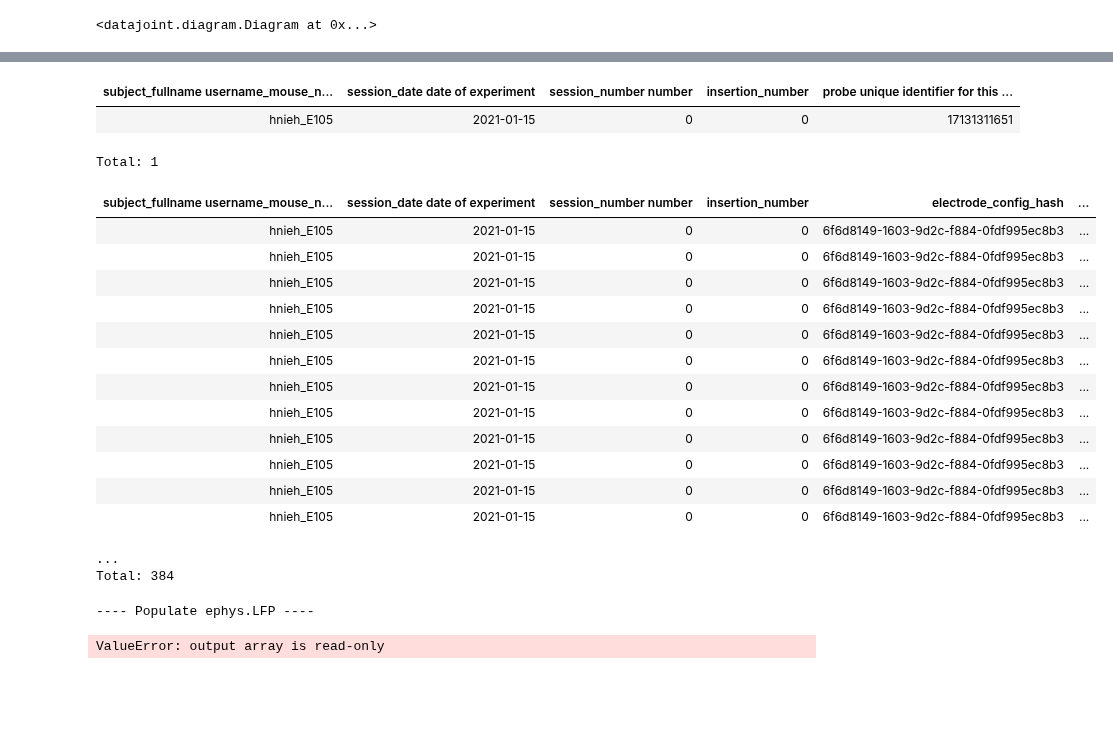
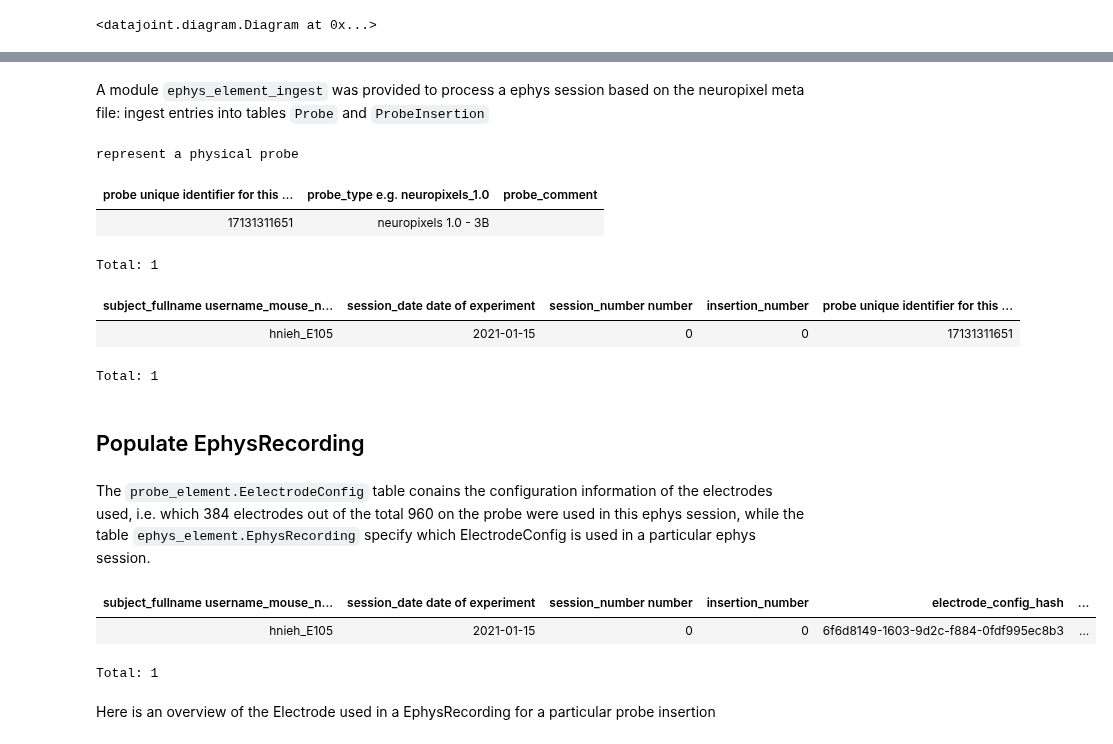
Before and after one commit to BrainCOGS/U19-pipeline-python, a Jupyter notebook: notebooks/ephys_element/ephys_element_workflow.ipynb, the cells around one changed output, grey strips where cells are left out. Drawn from its saved outputs; the diff is of its cells as text; code cells hidden in the pictures; blank space fills up the shorter version.

```diff
--- a/notebooks/ephys_element/ephys_element_workflow.ipynb
+++ b/notebooks/ephys_element/ephys_element_workflow.ipynb
@@ -10,0 +55,2 @@ dj.Diagram(acquisition.Session) + ephys.EphysSession + dj.Diagram(ephys_element)
+# %% [markdown]
+A module `ephys_element_ingest` was provided to process a ephys session based on the neuropixel meta file: ingest entries into tables `Probe` and `ProbeInsertion`
@@ -11,3 +62,10 @@ dj.Diagram(acquisition.Session) + ephys.EphysSession + dj.Diagram(ephys_element)
+# %%
+probe_element.Probe()
+# %% [output]
+represent a physical probe
+| probe unique identifier for this ... | probe_type e.g. neuropixels_1.0 | probe_comment |
+| 17131311651 | neuropixels 1.0 - 3B |  |
+Total: 1
 # %%
 ephys_element.ProbeInsertion()
 # %% [output]
@@ -23,24 +75,10 @@ ephys_element.EphysRecording.populate(**populate_settings)
+# %% [markdown]
+## Populate EphysRecording
+# %% [markdown]
+The `probe_element.EelectrodeConfig` table conains the configuration information of the electrodes used, i.e. which 384 electrodes out of the total 960 on the probe were used in this ephys session, while the table `ephys_element.EphysRecording` specify which ElectrodeConfig is used in a particular ephys session.
 # %%
-ephys_element.EphysRecording() * probe_element.ElectrodeConfig.Electrode
+ephys_element.EphysRecording()
 # %% [output]
 | subject_fullname username_mouse_n... | session_date date of experiment | session_number number | insertion_number | electrode_config_hash | ... |
 | hnieh_E105 | 2021-01-15 | 0 | 0 | 6f6d8149-1603-9d2c-f884-0fdf995ec8b3 | ... |
-| hnieh_E105 | 2021-01-15 | 0 | 0 | 6f6d8149-1603-9d2c-f884-0fdf995ec8b3 | ... |
-| hnieh_E105 | 2021-01-15 | 0 | 0 | 6f6d8149-1603-9d2c-f884-0fdf995ec8b3 | ... |
-| hnieh_E105 | 2021-01-15 | 0 | 0 | 6f6d8149-1603-9d2c-f884-0fdf995ec8b3 | ... |
-| hnieh_E105 | 2021-01-15 | 0 | 0 | 6f6d8149-1603-9d2c-f884-0fdf995ec8b3 | ... |
-| hnieh_E105 | 2021-01-15 | 0 | 0 | 6f6d8149-1603-9d2c-f884-0fdf995ec8b3 | ... |
-| hnieh_E105 | 2021-01-15 | 0 | 0 | 6f6d8149-1603-9d2c-f884-0fdf995ec8b3 | ... |
-| hnieh_E105 | 2021-01-15 | 0 | 0 | 6f6d8149-1603-9d2c-f884-0fdf995ec8b3 | ... |
-| hnieh_E105 | 2021-01-15 | 0 | 0 | 6f6d8149-1603-9d2c-f884-0fdf995ec8b3 | ... |
-| hnieh_E105 | 2021-01-15 | 0 | 0 | 6f6d8149-1603-9d2c-f884-0fdf995ec8b3 | ... |
-| hnieh_E105 | 2021-01-15 | 0 | 0 | 6f6d8149-1603-9d2c-f884-0fdf995ec8b3 | ... |
-| hnieh_E105 | 2021-01-15 | 0 | 0 | 6f6d8149-1603-9d2c-f884-0fdf995ec8b3 | ... |
-...
-Total: 384
+Total: 1
-# %%
-print('\n---- Populate ephys.LFP ----')
-ephys_element.LFP.populate(**populate_settings)
-# %% [output]
----- Populate ephys.LFP ----
-ValueError: output array is read-only
@@ -46,0 +87,2 @@ ValueError: output array is read-only
+# %% [markdown]
+Here is an overview of the Electrode used in a EphysRecording for a particular probe insertion
```
Also changed, not shown: parts of 39 cells of this notebook.
